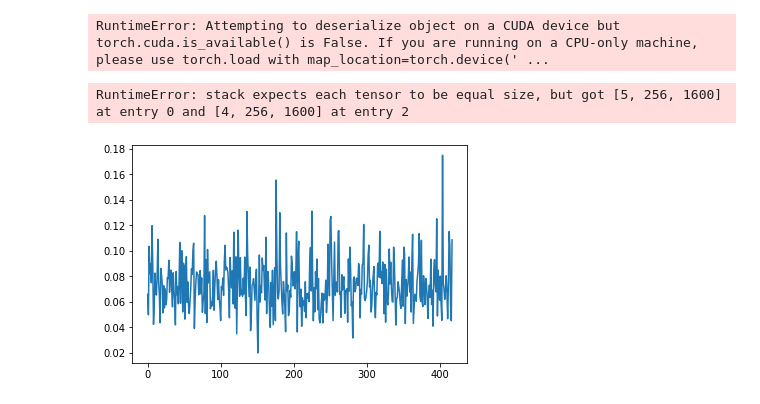
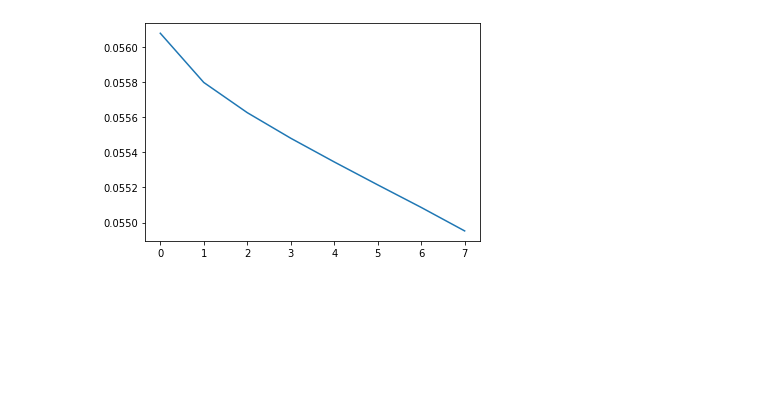
Before and after one commit to EganJ/CS4375Project, a Jupyter notebook: test_fcnn.ipynb, the cells around one changed output. Drawn from its saved outputs; the diff is of its cells as text; code cells hidden in the pictures; blank space fills up the shorter version.

Commit message:
Visualization improvements

```diff
--- a/test_fcnn.ipynb
+++ b/test_fcnn.ipynb
@@ -7,35 +7,32 @@ import torch
 from torch import nn, Tensor
 from os import path
 from data.loaders import SteelLoader
+# %%
+data_source = "steel_simple_results/lr-0.0001-05.07.23-10.45/"
+checkpoint = "epoch8state.torch"
+# %%
+epoch_losses = []
+with open(path.join(data_source, "train_losses.txt"), "r") as tloss:
+    epoch_losses=tloss.readlines()
+    epoch_losses = [float(l) for l in epoch_losses]
+# %%
+plt.figure()
+plt.plot(epoch_losses)
+plt.show()
+plt.close()
+# %% [output]
+[figure, added]
 # %%
 network = fcnn.SimpleFCN(dim_out=5)
-network.load_state_dict(torch.load("simple_steel_training_results\lr-1e-06-05.06.23-23.58\epoch18state.torch", map_location=torch.device("cpu")))
+network.load_state_dict(torch.load(path.join(data_source, checkpoint),
+                                    map_location=torch.device("cpu")))
 network.eval()
 
 steel_train = SteelLoader(train = False)
-
-batch_losses = []
-loss_fn = nn.CrossEntropyLoss()
-
-optim = torch.optim.SGD(network.parameters(), lr = 1e-8, momentum=0.2)
-# %% [output]
-RuntimeError: Attempting to deserialize object on a CUDA device but torch.cuda.is_available() is False. If you are running on a CPU-only machine, please use torch.load with map_location=torch.device(' ...
 # %%
+steel_train.shuffle()
 for x, y in tqdm(steel_train):
     y_pred = network(x)
-
-    loss = loss_fn(y_pred, y)
-    batch_losses.append(loss.item())
-
     break
     # other metrics here
-# %% [output]
-RuntimeError: stack expects each tensor to be equal size, but got [5, 256, 1600] at entry 0 and [4, 256, 1600] at entry 2
-# %%
-plt.figure()
-plt.plot(batch_losses)
-plt.show()
-plt.close()
-# %% [output]
-[figure, removed]
 # %%
```
Also changed, not shown: parts of 6 cells of this notebook.
